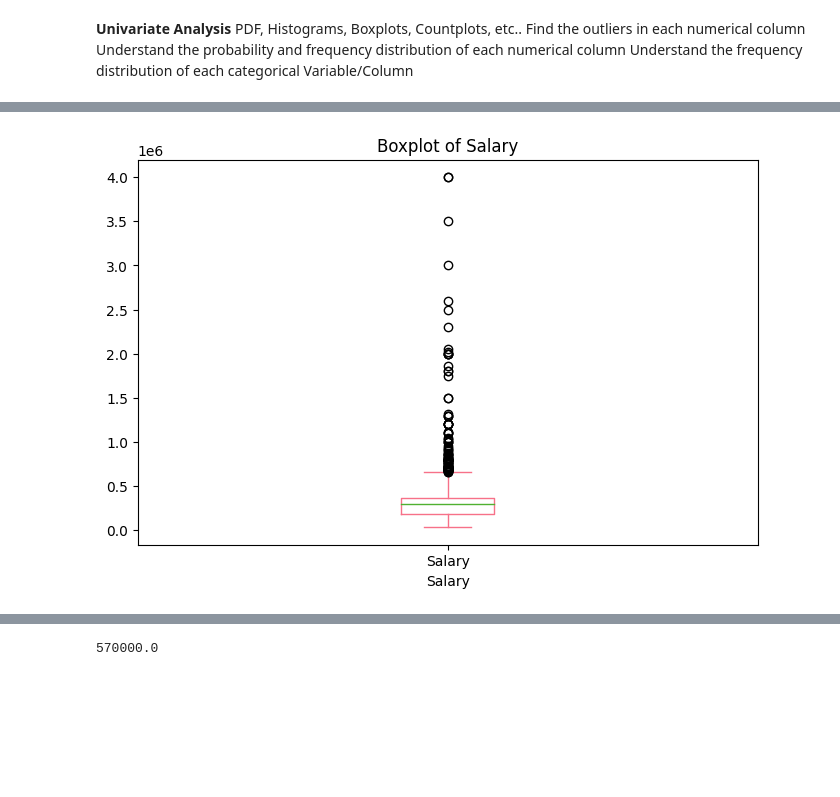
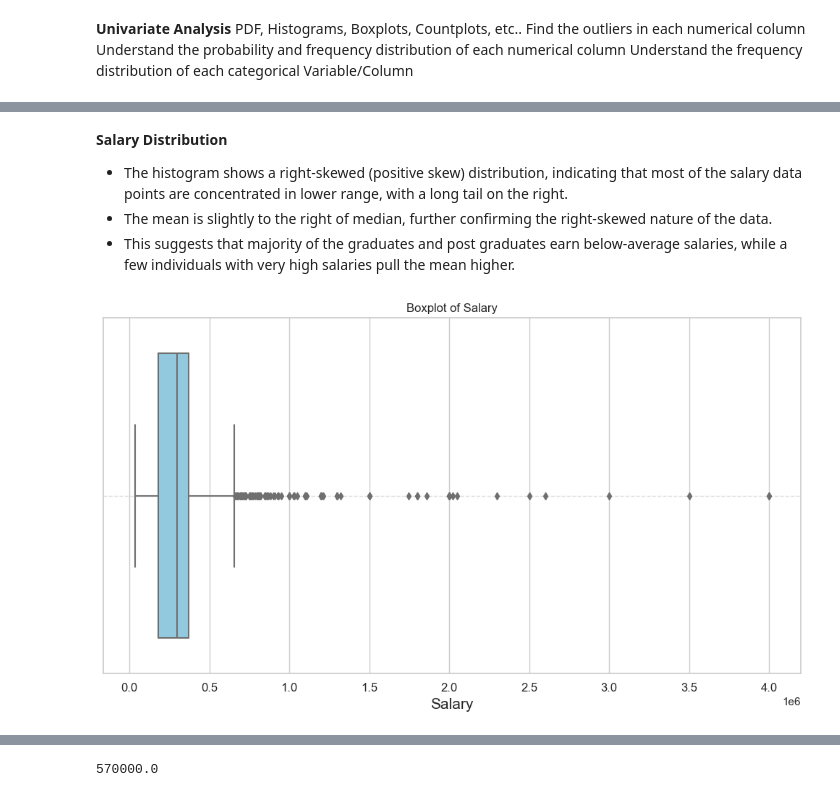
Before and after one commit to Gouri-Kabra/EDA_Project-AMCAT_Data_Analysis, a Jupyter notebook: amcat.ipynb, the cells around one changed output, grey strips where cells are left out. Cells and saved outputs as stored; diff of their text form; code cells hidden in the pictures; blank space fills up the shorter version.

```diff
--- a/amcat.ipynb
+++ b/amcat.ipynb
@@ -74,0 +164,27 @@ memory usage: 1.2+ MB
+# %%
+# Cleaning Designation Column
+# Convert all designations to lowercase and strip extra spaces
+df.loc[:, 'Designation'] = df['Designation'].str.lower().str.strip()
+
+# Replace common abbreviations
+df.loc[:, 'Designation'] = df['Designation'].str.replace('jr', 'junior', regex=False)
+df.loc[:, 'Designation'] = df['Designation'].str.replace('sr', 'senior', regex=False)
+df.loc[:, 'Designation'] = df['Designation'].str.replace('ase', 'associate software engineer', regex=False)
+df.loc[:, 'Designation'] = df['Designation'].str.replace('asst', 'assistant', regex=False)
+df.loc[:, 'Designation'] = df['Designation'].str.replace('mgr', 'manager', regex=False)
+df.loc[:, 'Designation'] = df['Designation'].str.replace('engg', 'engineer', regex=False)
+
+# Fix common typos and misspellings
+df.loc[:, 'Designation'] = df['Designation'].str.replace('software enginner', 'software engineer', regex=False)
+df.loc[:, 'Designation'] = df['Designation'].str.replace('devloper', 'developer', regex=False)
+df.loc[:, 'Designation'] = df['Designation'].str.replace('software engg', 'software engineer', regex=False)
+
+# Unify similar designations
+df.loc[:, 'Designation'] = df['Designation'].str.replace('software engineer trainee', 'trainee software engineer', regex=False)
+df.loc[:, 'Designation'] = df['Designation'].str.replace('assistant system engineer trainee', 'assistant system engineer', regex=False)
+
+# Capitalize each word (convert to title case)
+df.loc[:, 'Designation'] = df['Designation'].str.title()
+
+# Check the cleaned unique values
+print(df['Designation'].unique())
@@ -168,9 +366,18 @@ plt.show()
+# %% [markdown]
+**Salary Distribution**
+- The histogram shows a right-skewed (positive skew) distribution, indicating that most of the salary data points are concentrated in lower range, with a long tail on the right.
+- The mean is slightly to the right of median, further confirming the right-skewed nature of the data.
+- This suggests that majority of the graduates and post graduates earn below-average salaries, while a few individuals with very high salaries pull the mean higher.
 # %%
-# Boxplot for Salary
-plt.figure(figsize=(8,5))
-df['Salary'].plot(kind='box')
+# Box plot
+sns.set(style="whitegrid")
+plt.figure(figsize=(10, 6))
+sns.boxplot(x=df['Salary'], color='skyblue')
 plt.title('Boxplot of Salary')
-plt.xlabel('Salary')
+plt.xlabel('Salary', fontsize=15)
+plt.xticks(fontsize=12)
+plt.grid(axis='y', linestyle='--', alpha=0.7)
+plt.tight_layout()
 plt.show()
 # %% [output]
-[figure, old version]
+[figure, new version]
```
Also changed, not shown: parts of 57 cells of this notebook, 1 other file.
